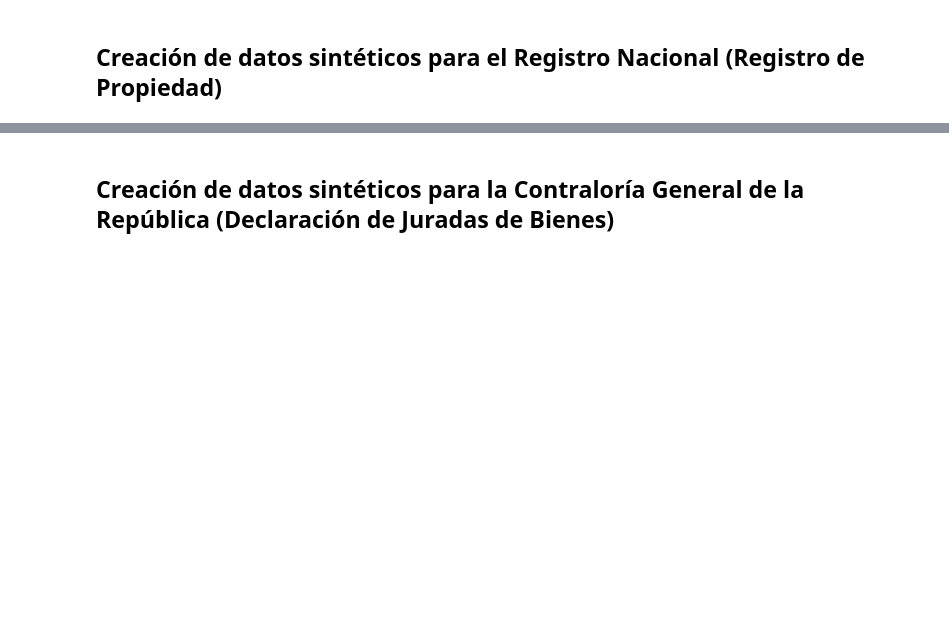
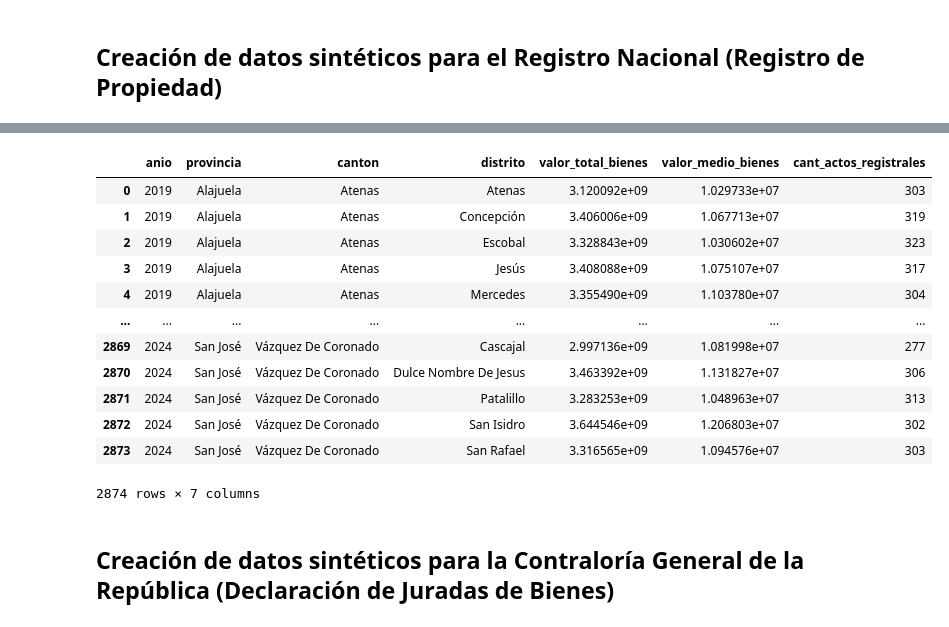
Before and after one commit to samvalverde/transparencia-patrimonial, a Jupyter notebook: notebooks/Desafío_PIDA.ipynb, the cells around one changed output, grey strips where cells are left out. Cells and saved outputs as stored; diff of their text form; code cells hidden in the pictures; blank space fills up the shorter version.

```diff
--- a/notebooks/Desafío_PIDA.ipynb
+++ b/notebooks/Desafío_PIDA.ipynb
@@ -25,3 +236,5 @@ np.random.seed(42)
 # %% [markdown]
 ## Creación de datos sintéticos para el Registro Nacional (Registro de Propiedad)
+# %%
+df_registro = pd.read_csv("synthetic_registro_nacional.csv")
 # %%
@@ -115,0 +336,16 @@ df_registro.sample(10)
+# %%
+# asignar tipos de datos correspondientes
+df_registro["periodo"] = df_registro["periodo"].astype(str)
+df_registro["provincia"] = df_registro["provincia"].astype(str)
+df_registro["canton"] = df_registro["canton"].astype(str)
+df_registro["distrito"] = df_registro["distrito"].astype(str)
+df_registro["tipo_acto_registral"] = df_registro["tipo_acto_registral"].astype(str)
+df_registro["tipo_bien"] = df_registro["tipo_bien"].astype(str)
+df_registro["valor_declarado"] = df_registro["valor_declarado"].astype(float)
+df_registro["categoria_adquirente"] = df_registro["categoria_adquirente"].astype(str)
+df_registro["entidad_publica_participante"] = df_registro["entidad_publica_participante"].astype(str)
+df_registro["anio"] = df_registro["anio"].astype(int)
+df_registro["mes"] = df_registro["mes"].astype(int)
+
+# verificar cambios
+df_registro.dtypes
@@ -116,2 +365,27 @@ df_registro.sample(10)
+# %%
+df_registro_agg = df_registro.groupby(["anio", "provincia", "canton", "distrito"]).agg(
+    valor_total_bienes=("valor_declarado", "sum"),
+    valor_medio_bienes=("valor_declarado", "mean"),
+    cant_actos_registrales=("tipo_acto_registral", "count"),
+).reset_index()
+
+columns_round = ["valor_total_bienes", "valor_medio_bienes"]
+df_registro_agg[columns_round] = df_registro_agg[columns_round].round(4)
+# %%
+df_registro_agg
+# %% [output]
+|  | anio | provincia | canton | distrito | valor_total_bienes | valor_medio_bienes | cant_actos_registrales |
+| 0 | 2019 | Alajuela | Atenas | Atenas | 3.120092e+09 | 1.029733e+07 | 303 |
+| 1 | 2019 | Alajuela | Atenas | Concepción | 3.406006e+09 | 1.067713e+07 | 319 |
+| 2 | 2019 | Alajuela | Atenas | Escobal | 3.328843e+09 | 1.030602e+07 | 323 |
+| 3 | 2019 | Alajuela | Atenas | Jesús | 3.408088e+09 | 1.075107e+07 | 317 |
+| 4 | 2019 | Alajuela | Atenas | Mercedes | 3.355490e+09 | 1.103780e+07 | 304 |
+| ... | ... | ... | ... | ... | ... | ... | ... |
+| 2869 | 2024 | San José | Vázquez De Coronado | Cascajal | 2.997136e+09 | 1.081998e+07 | 277 |
+| 2870 | 2024 | San José | Vázquez De Coronado | Dulce Nombre De Jesus | 3.463392e+09 | 1.131827e+07 | 306 |
+| 2871 | 2024 | San José | Vázquez De Coronado | Patalillo | 3.283253e+09 | 1.048963e+07 | 313 |
+| 2872 | 2024 | San José | Vázquez De Coronado | San Isidro | 3.644546e+09 | 1.206803e+07 | 302 |
+| 2873 | 2024 | San José | Vázquez De Coronado | San Rafael | 3.316565e+09 | 1.094576e+07 | 303 |
+2874 rows × 7 columns
 # %% [markdown]
 ## Creación de datos sintéticos para la Contraloría General de la República (Declaración de Juradas de Bienes)
```
Also changed, not shown: parts of 40 cells of this notebook, 13 other files.
